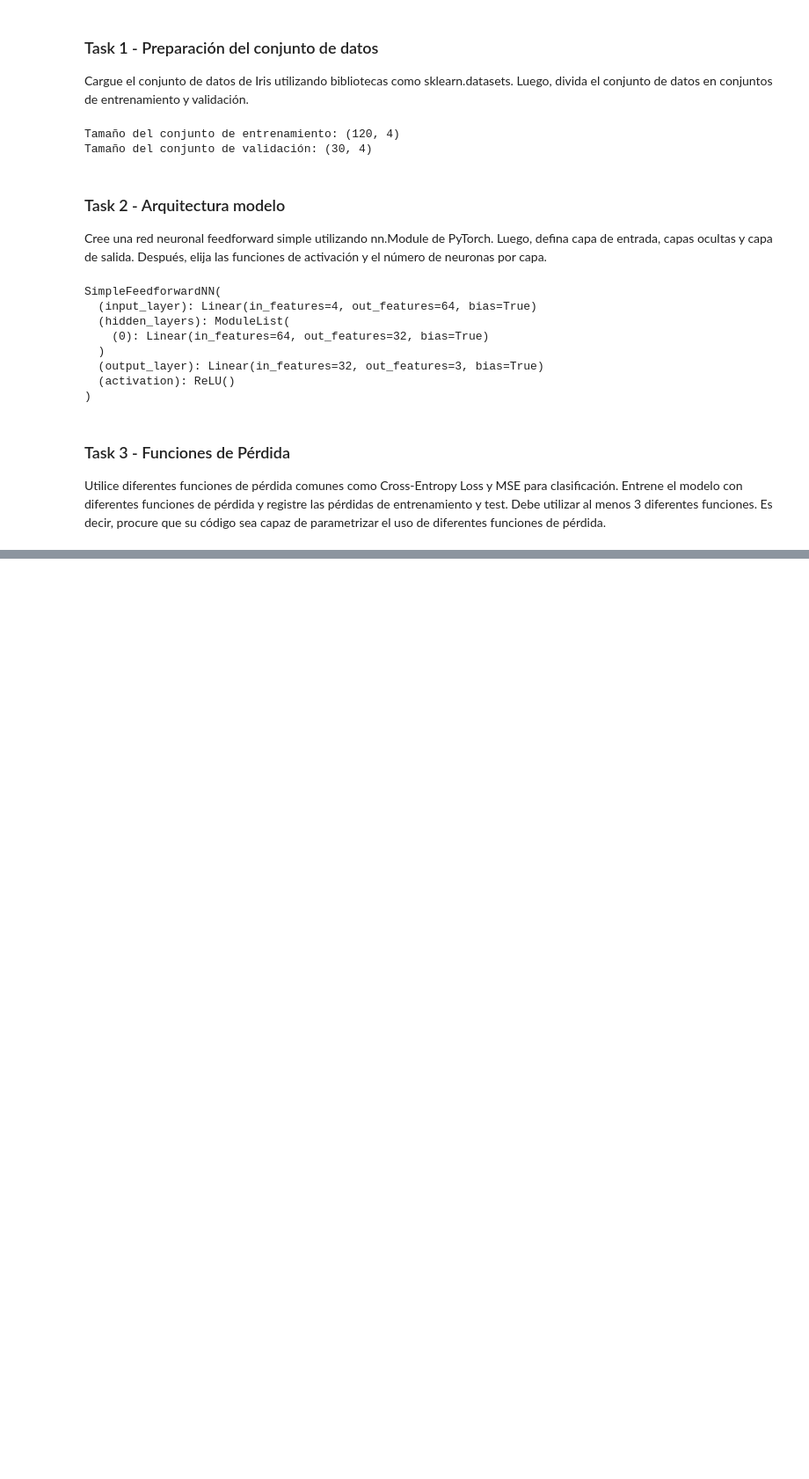
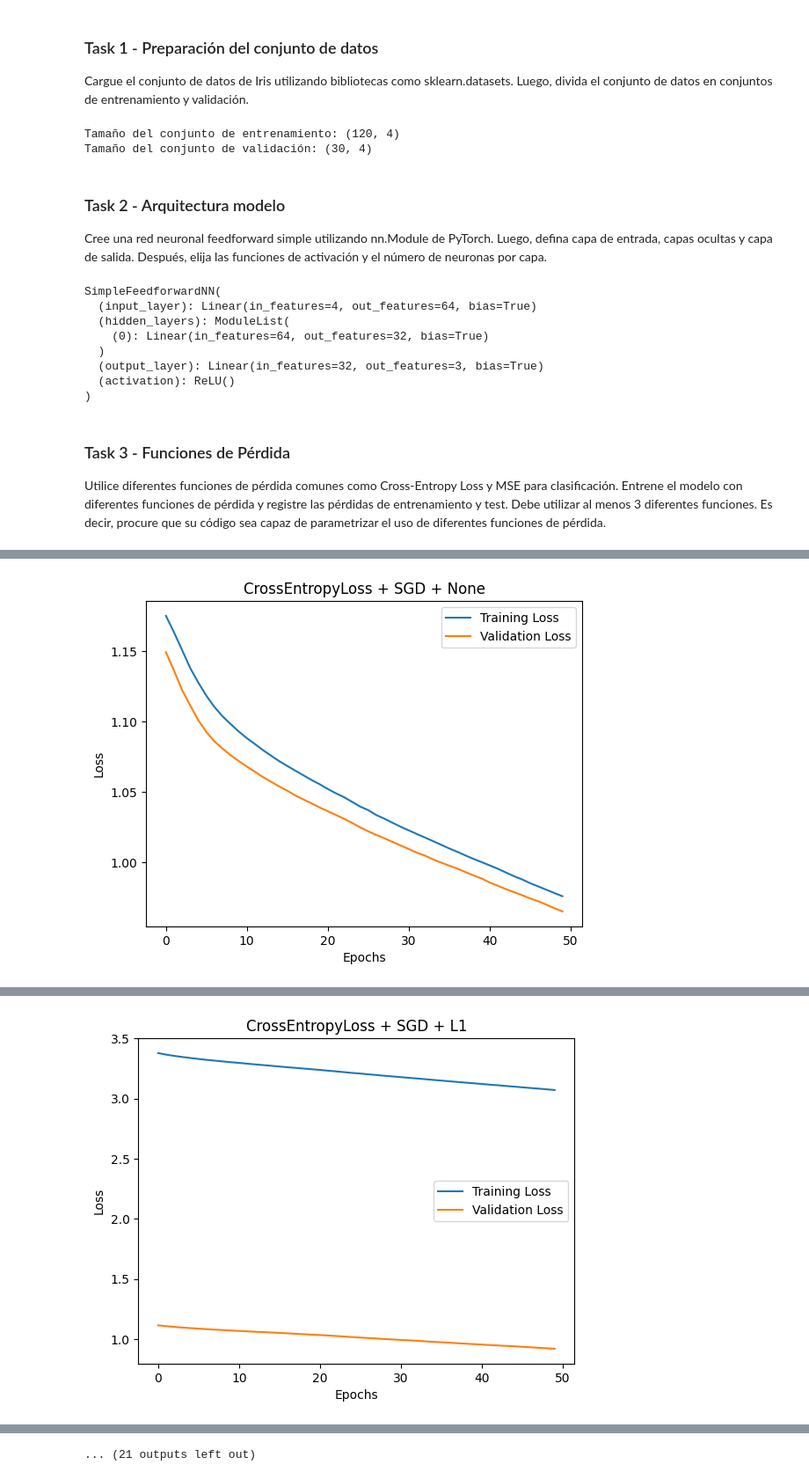
Before and after one commit to GabrielVicente-GT/DL_HDT-2, a Jupyter notebook: HDT2.ipynb, the cells around one changed output, grey strips where cells are left out. Shown at 88% size. Saved outputs shown, nothing was run; the diff lists cells and outputs as text; code cells hidden in the pictures; blank space fills up the shorter version.

```diff
--- a/HDT2.ipynb
+++ b/HDT2.ipynb
@@ -208,0 +504,61 @@ Epoch [50/50], Train Loss: 0.0975, Val Loss: 0.1069
+# %%
+import seaborn as sns
+import matplotlib.pyplot as plt
+import pandas as pd
+
+def evaluate_model(model, loader):
+    model.eval()
+    correct = 0
+    total = 0
+    with torch.no_grad():
+        for inputs, targets in loader:
+            outputs = model(inputs)
+            _, predicted = torch.max(outputs.data, 1)
+            total += targets.size(0)
+            correct += (predicted == targets).sum().item()
+    return 100 * correct / total
+
+results = []
+for loss_function in [nn.CrossEntropyLoss(), nn.NLLLoss()]:
+    for optimizer_type in ['SGD', 'Adam']:
+        for regularization in ['None', 'L1', 'L2', 'Dropout']:
+            model = SimpleFeedforwardNN(input_size, hidden_sizes, output_size)
+            if regularization == 'Dropout':
+                model.dropout = nn.Dropout(0.5)
+
+
+            loss_fn = loss_function
+
+
+            if optimizer_type == 'SGD':
+                optimizer = optim.SGD(model.parameters(), lr=learning_rate, weight_decay=(0.01 if regularization == 'L2' else 0))
+            elif optimizer_type == 'Adam':
+                optimizer = optim.Adam(model.parameters(), lr=learning_rate, weight_decay=(0.01 if regularization == 'L2' else 0))
+
+            l1_lambda = 0.01 if regularization == 'L1' else 0.0
+            train_losses, val_losses, elapsed_time = train_model_with_time(model, loss_fn, optimizer, num_epochs, l1_lambda=l1_lambda)
+
+            accuracy = evaluate_model(model, val_loader)
+
+            metrics = {
+                'Loss Function': loss_fn.__class__.__name__,
+                'Optimizer': optimizer_type,
+                'Regularization': regularization,
+                'Final Training Loss': train_losses[-1],
+                'Final Validation Loss': val_losses[-1],
+                'Validation Accuracy': accuracy,
+                'Time': elapsed_time
+            }
+            results.append(metrics)
+
+            sns.lineplot(x=range(num_epochs), y=train_losses, label='Training Loss')
+            sns.lineplot(x=range(num_epochs), y=val_losses, label='Validation Loss')
+            plt.title(f"{loss_fn.__class__.__name__} + {optimizer_type} + {regularization}")
+            plt.xlabel("Epochs")
+            plt.ylabel("Loss")
+            plt.legend()
+            plt.show()
+
+results_df = pd.DataFrame(results)
+print(results_df)
+# %% [output]
@@ -208,0 +582 @@ Epoch [50/50], Train Loss: 0.0975, Val Loss: 0.1069
+[figure, added]
@@ -208,0 +600 @@ Epoch [50/50], Train Loss: 0.0975, Val Loss: 0.1069
+[figure, added]
@@ -208,0 +673 @@ Epoch [50/50], Train Loss: 0.0975, Val Loss: 0.1069
+... (21 outputs left out)
```
Also changed, not shown: parts of 15 cells of this notebook, 3 other files.
